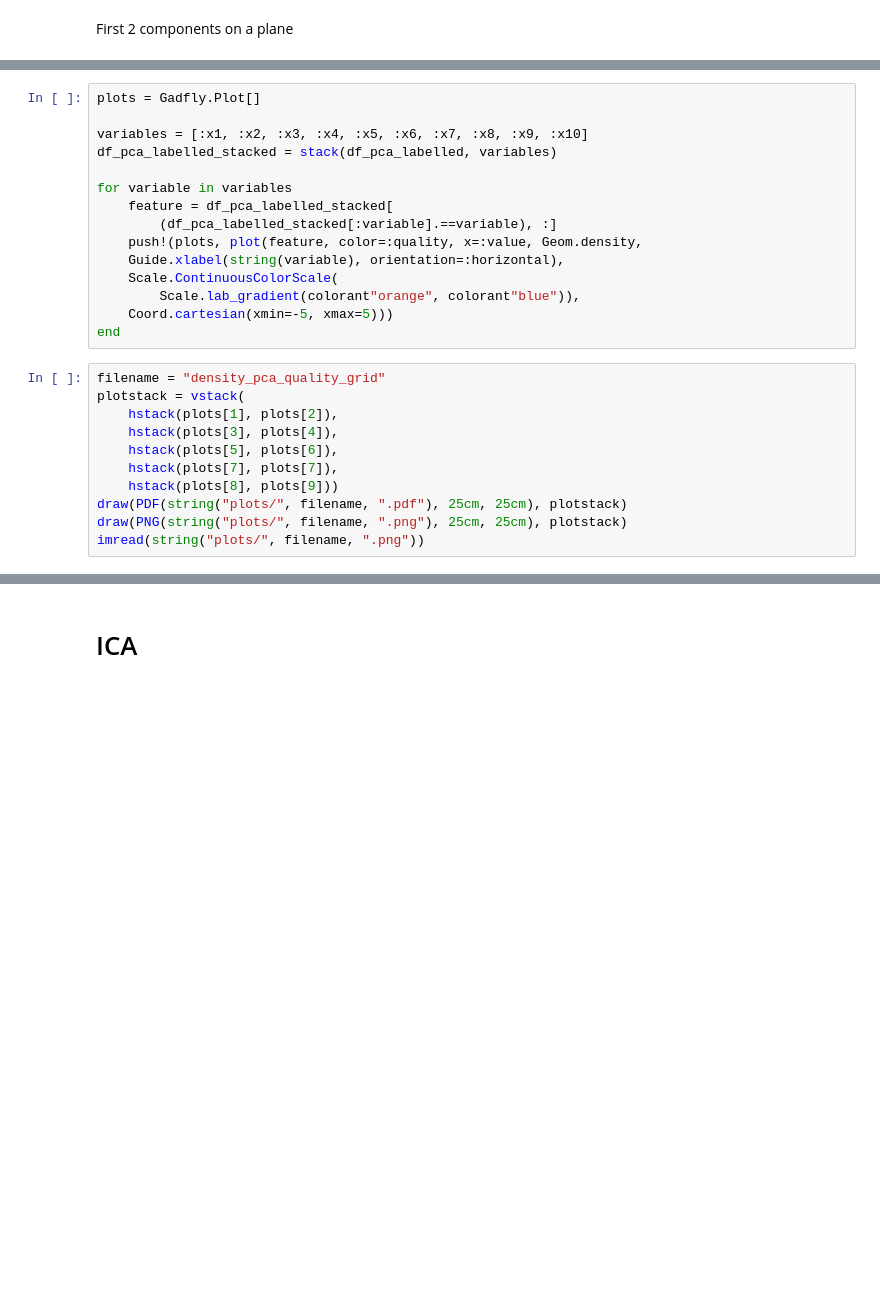
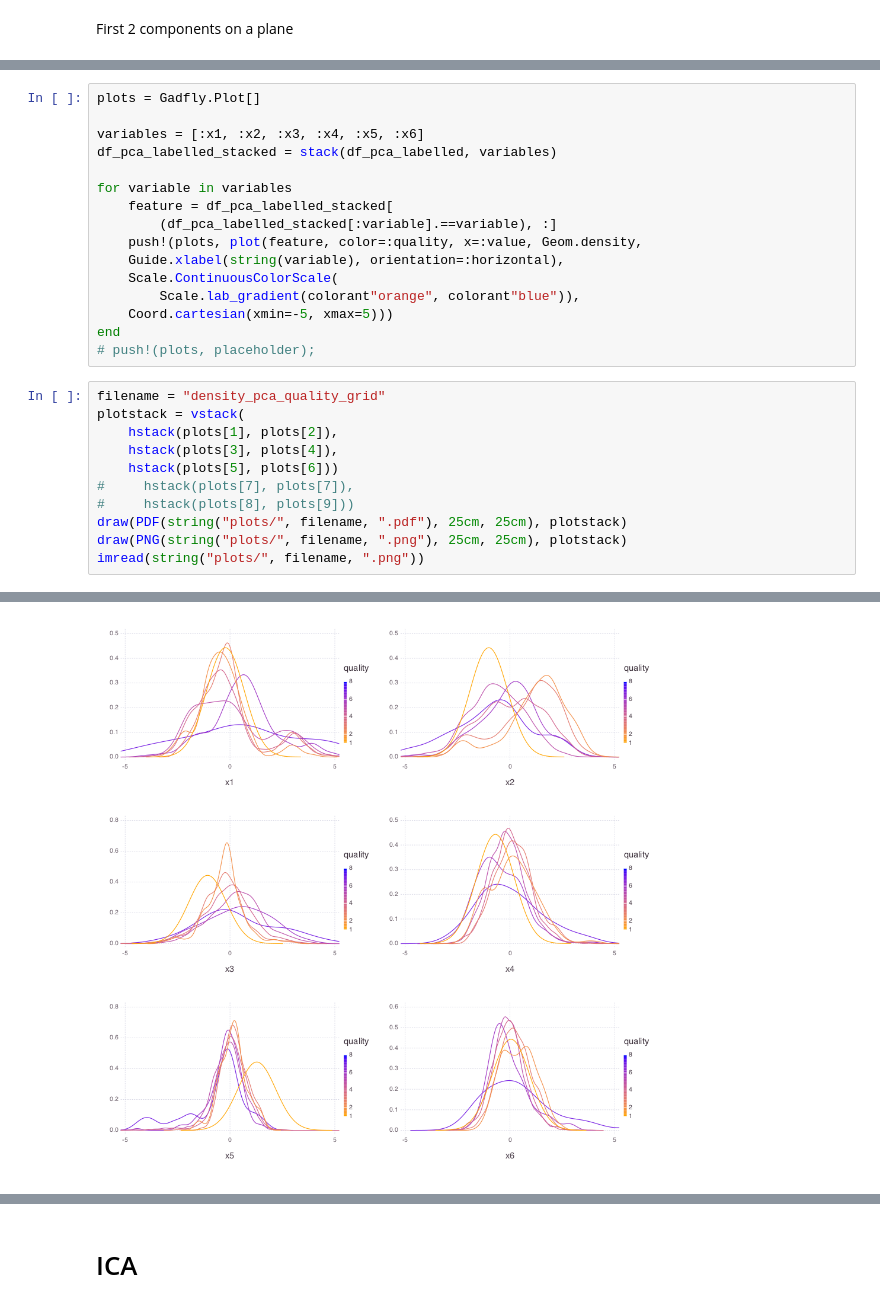
Before and after one commit to cle-ment/aalto-machine-learning-basics, a Jupyter notebook: regression_backprop.ipynb, the cells around one changed output, grey strips where cells are left out. Drawn from its saved outputs; the diff is of its cells as text; blank space fills up the shorter version.

```diff
--- a/regression_backprop.ipynb
+++ b/regression_backprop.ipynb
@@ -343,7 +343,7 @@ load(string("plots/", filename, ".png"))
 # %%
 plots = Gadfly.Plot[]
 
-variables = [:x1, :x2, :x3, :x4, :x5, :x6, :x7, :x8, :x9, :x10]
+variables = [:x1, :x2, :x3, :x4, :x5, :x6]
 df_pca_labelled_stacked = stack(df_pca_labelled, variables)
 
 for variable in variables
@@ -355,14 +355,16 @@ for variable in variables
         Scale.lab_gradient(colorant"orange", colorant"blue")),
     Coord.cartesian(xmin=-5, xmax=5)))
 end
+# push!(plots, placeholder);
 # %%
 filename = "density_pca_quality_grid"
 plotstack = vstack(
     hstack(plots[1], plots[2]),
     hstack(plots[3], plots[4]),
-    hstack(plots[5], plots[6]),
-    hstack(plots[7], plots[7]),
-    hstack(plots[8], plots[9]))
+    hstack(plots[5], plots[6]))
+#     hstack(plots[7], plots[7]),
+#     hstack(plots[8], plots[9]))
 draw(PDF(string("plots/", filename, ".pdf"), 25cm, 25cm), plotstack)
 draw(PNG(string("plots/", filename, ".png"), 25cm, 25cm), plotstack)
 imread(string("plots/", filename, ".png"))
+# %% [output]
@@ -369,3 +372,4 @@ imread(string("plots/", filename, ".png"))
+[figure, added]
 # %%
 plots = Gadfly.Plot[]
 
```
Also changed, not shown: parts of 90 cells of this notebook, 1 other file.
